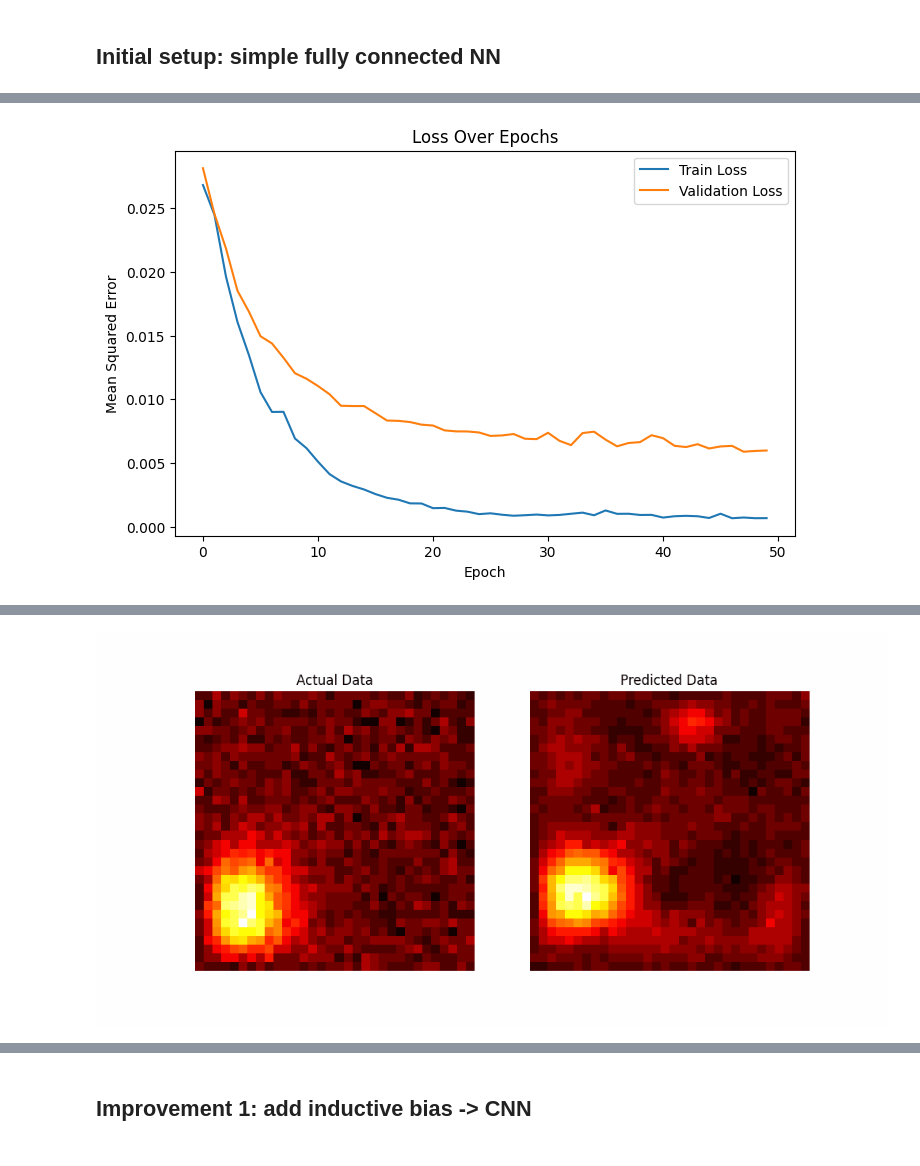
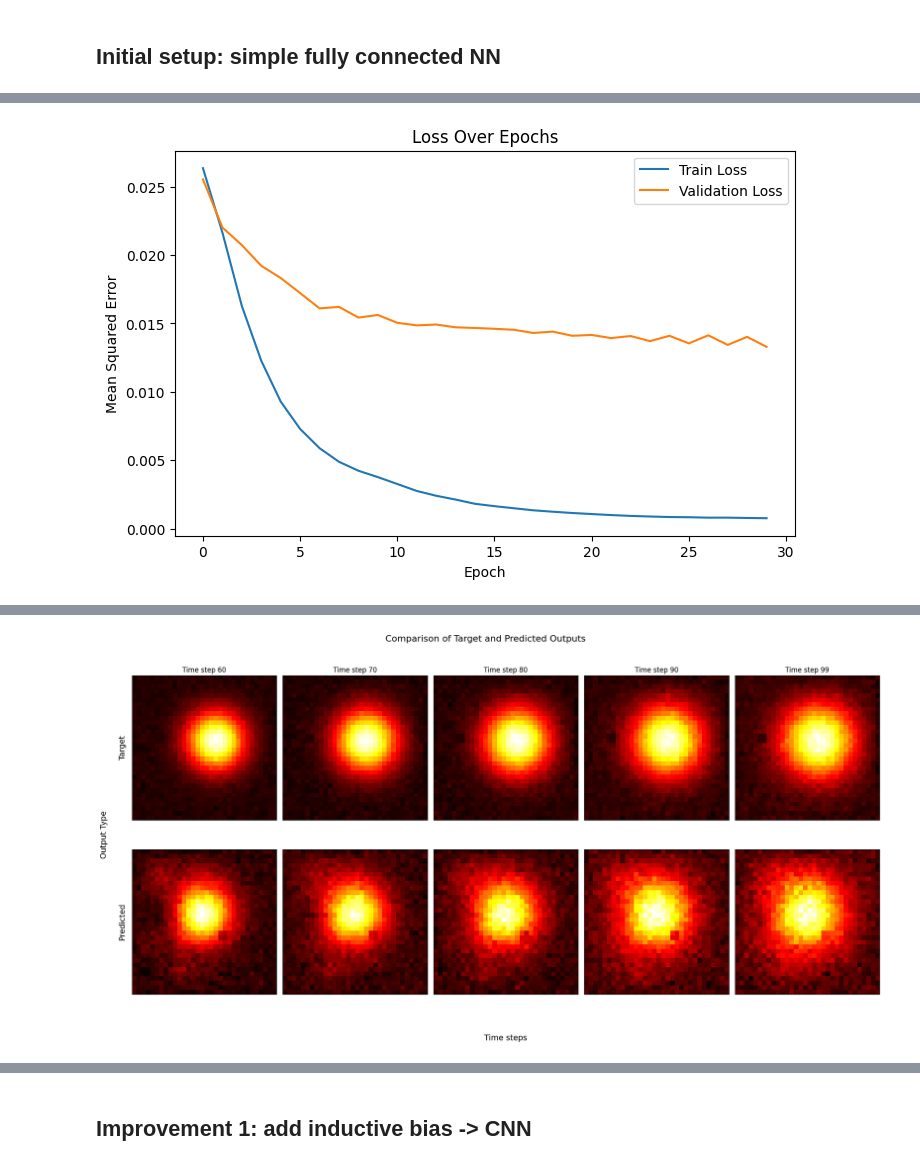
Before and after one commit to sihi9/PINN, a Jupyter notebook: examply.ipynb, the cells around one changed output, grey strips where cells are left out. Saved outputs shown, nothing was run; the diff lists cells and outputs as text; code cells hidden in the pictures.

```diff
--- a/examply.ipynb
+++ b/examply.ipynb
@@ -3,10 +0,0 @@
-# %%
-import numpy as np
-
-# Load the data from the saved file
-def load_data(filename):
-    with np.load(filename) as data:
-        return data['data'], data['alphas'], data['source_positions']
-
-data, alphas, source_positions = load_data('heat_diffusion_noisy_data_100.npz')
-data = data.reshape(data.shape + (1,))
@@ -129 +143,12 @@ def plot_model_comparison(fcnn_history, cnn_history, picnn_history, cnn_observat
+# %%
+# Load the data from the saved file
+def load_data(filename):
+    with np.load(filename) as data:
+        return data['data'], data['alphas'], data['source_positions']
+
+train_data, train_alphas, train_source_positions = load_data('heat_diffusion_train_data_noisy.npz')
+train_data = train_data.reshape(train_data.shape + (1,))
+
+val_data, val_alphas, val_source_positions = load_data('heat_diffusion_val_data_noisy.npz')
+val_data = val_data.reshape(val_data.shape + (1,))
 # %% [markdown]
@@ -134,12 +157,9 @@ Use 80% of data for training, 20% for testing
 # %%
-from sklearn.model_selection import train_test_split
+train_labels = train_data[:, 60:]
+train_data = train_data[:, :60]
 
-# Split data into training and validation
-train_data, val_data, train_labels, val_labels = train_test_split(
-    data[:, :60, :, :],  # use first 60 timesteps for training
-    data[:, 60:, :, :],  # predict the following 40 timesteps
-    test_size=0.2, random_state=42
-)
+val_labels = val_data[:, 60:]
+val_data = val_data[:, :60]
 
 input_shape = train_data.shape[1:]  # 60 timesteps of 32x32 grid 100 x 60 x 32 x 32 x 1
 output_shape = train_labels.shape[1:]  # 40 timesteps of 32x32 grid
@@ -149,6 +169,8 @@ print(f"Training data shape:   {train_data.shape}")
 print(f"Testing data shape:    {val_data.shape}")
 print(f"Training labels shape: {train_labels.shape}")
 print(f"Testing labels shape:  {val_labels.shape}")
+
+n_epochs = 30
 # %% [output]
 Shapes: (num_samples, timesteps, width, height, channels)
 Training data shape:   (80, 60, 32, 32, 1)
@@ -175,7 +196,7 @@ def build_fcnn(input_shape, output_shape):
 fcnn_model = build_fcnn(input_shape, output_shape)
 fcnn_model.summary()
 fcnn_model.compile(optimizer='adam', loss='mse')
-fcnn_history = fcnn_model.fit(train_data, train_labels, epochs=50, validation_data=(val_data, val_labels))
+fcnn_history = fcnn_model.fit(train_data, train_labels, epochs=n_epochs, validation_data=(val_data, val_labels))
 # %% [output]
 Model: "sequential"
 ┏━━━━━━━━━━━━━━━━━━━━━━━━━━━━━━━━━┳━━━━━━━━━━━━━━━━━━━━━━━━┳━━━━━━━━━━━━━━━┓
@@ -215,7 +236,7 @@ Epoch 50/50
 # Plotting the training history of the FCNN
 plot_history(fcnn_history)
 # %% [output]
-[figure, old version]
+[figure, new version]
 # %%
-plot_comparison(fcnn_model, val_data, val_labels, save_path='plots/fcnn_comparison_plot.png')
+plot_comparison(fcnn_model, val_data, val_labels)
 # %% [output]
@@ -223,3 +244,3 @@ plot_comparison(fcnn_model, val_data, val_labels, save_path='plots/fcnn_comparis
-[figure, old version]
+[figure, new version]
 # %%
 plot_comparison_as_gifs(fcnn_model, val_data, val_labels, save_dir='gifs/fcnn')
```
Also changed, not shown: parts of 31 cells of this notebook, 7 other files.
